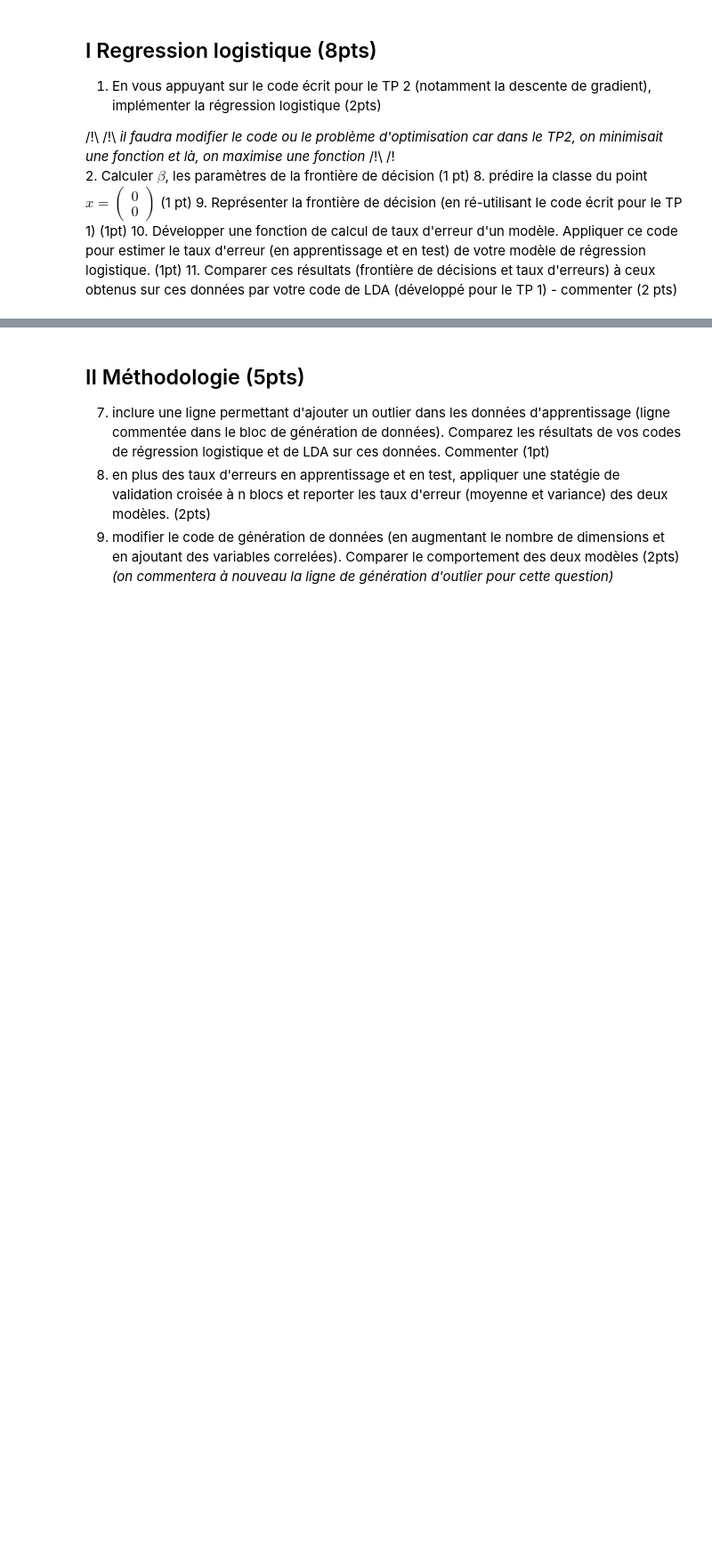
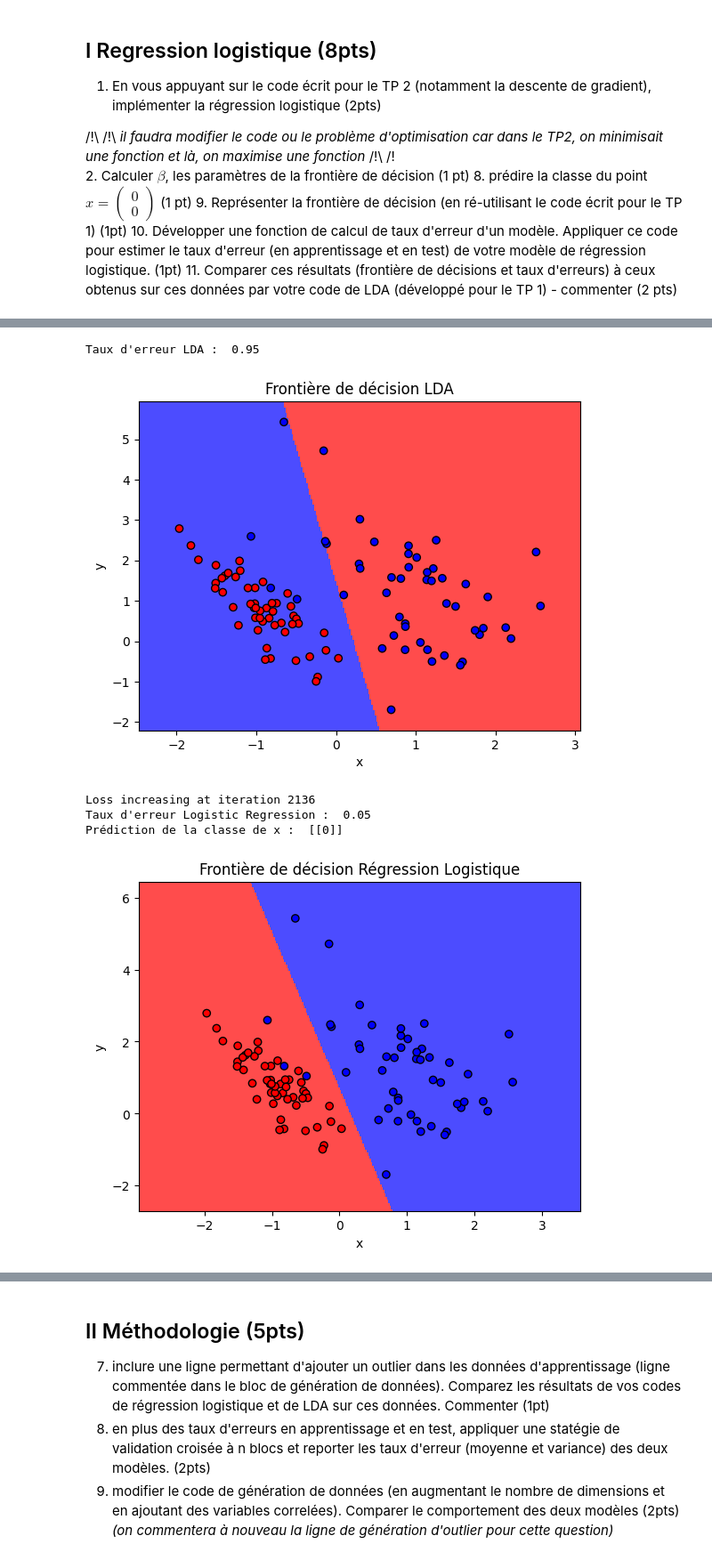
Before and after one commit to hiririri/Project_IntroML, a Jupyter notebook: Proj_IntroML_2023.ipynb, the cells around one changed output, grey strips where cells are left out. Shown at 89% size. Saved outputs shown, nothing was run; the diff lists cells and outputs as text; code cells hidden in the pictures; blank space fills up the shorter version.

```diff
--- a/Proj_IntroML_2023.ipynb
+++ b/Proj_IntroML_2023.ipynb
@@ -178,25 +157,0 @@ class LogisticRegressionProject():
-# %%
-# comparaison avec le LDA
-from sklearn.discriminant_analysis import LinearDiscriminantAnalysis
-lda = LinearDiscriminantAnalysis()
-lda.fit(Xb, y_train)
-y_pred_lda = lda.predict(Xtb)
-print("Taux d'erreur LDA : ",error_rate(y_test,y_pred_lda))
-
-# comparaison avec le LogisticRegression
-ypred = sigmoid(beta, Xtb)
-ypred = (ypred >= 0.5).astype(int)
-print("Taux d'erreur Logistic Regression : ",error_rate(y_test,ypred))
-
-
-logreg = LogisticRegressionProject()
-logreg.fit(Xb, y_train)
-y_pred_log = logreg.predict(Xtb)
-print("Taux d'erreur Logistic Regression : ",error_rate(y_test,y_pred_log))
-
-# comparaison avec le LogisticRegression de sklearn
-from sklearn.linear_model import LogisticRegression
-logreg = LogisticRegression()
-logreg.fit(Xb, y_train)
-y_pred_logreg = logreg.predict(Xtb)
-print("Taux d'erreur Logistic Regression de sklearn : ",error_rate(y_test,y_pred_logreg))
@@ -216,0 +283,22 @@ ValueError: operands could not be broadcast together with shapes (20,) (80,)
+# %%
+lda = LinearDiscriminantAnalysis()
+lda.fit(X_train, y_train)
+y_pred_lda = lda.predict(X_test)
+print("Taux d'erreur LDA : ",error_rate(y_test,y_pred_lda))
+lda.decision_boundary(X, y)
+
+
+logreg = LogisticRegression()
+logreg.fit(X_train, y_train)
+y_pred_log = logreg.predict(X_test)
+print("Taux d'erreur Logistic Regression : ",error_rate(y_test,y_pred_log))
+x = np.array([[0,0]])
+print("Prédiction de la classe de x : ",logreg.predict(x.reshape(1,-1)))
+logreg.decision_boundary(X, y)
+# %% [output]
+Taux d'erreur LDA :  0.95
+[figure, added]
+Loss increasing at iteration 2136
+Taux d'erreur Logistic Regression :  0.05
+Prédiction de la classe de x :  [[0]]
+[figure, added]
```
Also changed, not shown: parts of 10 cells of this notebook.
